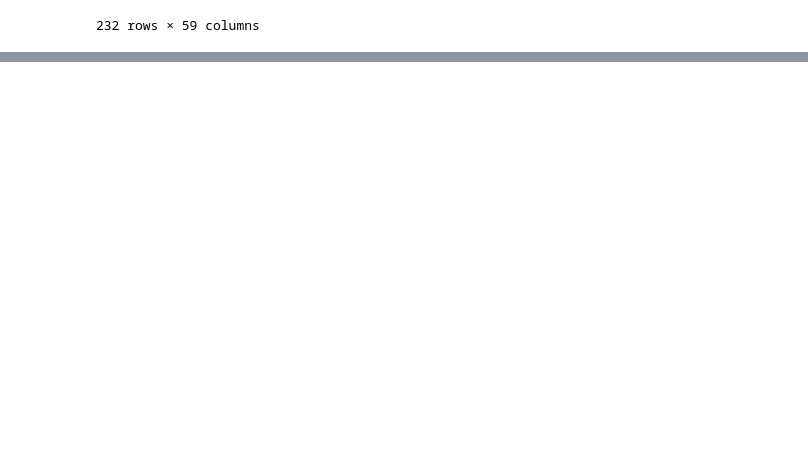
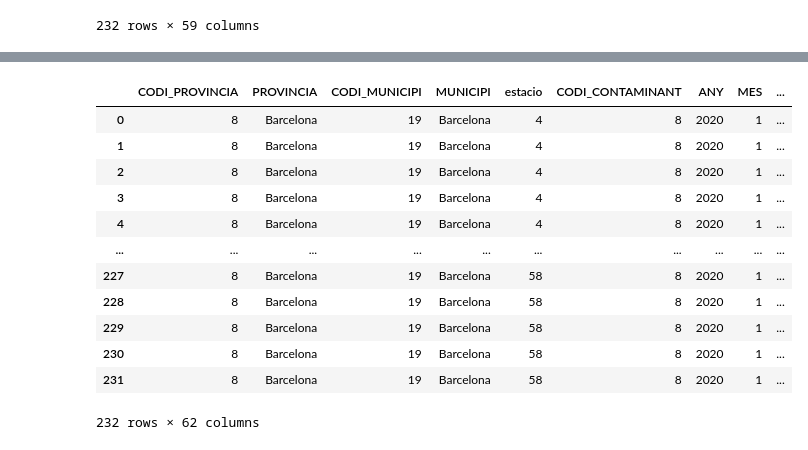
Before and after one commit to Ri-Dearg/barna-air-quality, a Jupyter notebook: dataset_convert.ipynb, the cells around one changed output, grey strips where cells are left out. Cells and saved outputs as stored; diff of their text form; code cells hidden in the pictures; blank space fills up the shorter version.

```diff
--- a/dataset_convert.ipynb
+++ b/dataset_convert.ipynb
@@ -180,0 +185,33 @@ load_station_file('datasets/stations/2021.csv')
+# %%
+def merge_station_data(
+    data_f_pollute: pd.DataFrame, station_data: pd.DataFrame
+) -> pd.DataFrame:
+    """Merge station data with pollution data.
+
+    Args:
+        data_f_pollute (pd.DataFrame): Dataframe with pollution data.
+        station_data (pd.DataFrame): Dataframe with station data.
+
+    Returns:
+        pd.DataFrame: Merged dataframe.
+
+    """
+    data_f_pollute = data_f_pollute.rename(columns={'ESTACIO': 'estacio'})
+
+    return data_f_pollute.merge(station_data, on='estacio', how='left')
+# %%
+merge_station_data(filtered_csv, station_info)
+# %% [output]
+|  | CODI_PROVINCIA | PROVINCIA | CODI_MUNICIPI | MUNICIPI | estacio | CODI_CONTAMINANT | ANY | MES | ... |
+| 0 | 8 | Barcelona | 19 | Barcelona | 4 | 8 | 2020 | 1 | ... |
+| 1 | 8 | Barcelona | 19 | Barcelona | 4 | 8 | 2020 | 1 | ... |
+| 2 | 8 | Barcelona | 19 | Barcelona | 4 | 8 | 2020 | 1 | ... |
+| 3 | 8 | Barcelona | 19 | Barcelona | 4 | 8 | 2020 | 1 | ... |
+| 4 | 8 | Barcelona | 19 | Barcelona | 4 | 8 | 2020 | 1 | ... |
+| ... | ... | ... | ... | ... | ... | ... | ... | ... | ... |
+| 227 | 8 | Barcelona | 19 | Barcelona | 58 | 8 | 2020 | 1 | ... |
+| 228 | 8 | Barcelona | 19 | Barcelona | 58 | 8 | 2020 | 1 | ... |
+| 229 | 8 | Barcelona | 19 | Barcelona | 58 | 8 | 2020 | 1 | ... |
+| 230 | 8 | Barcelona | 19 | Barcelona | 58 | 8 | 2020 | 1 | ... |
+| 231 | 8 | Barcelona | 19 | Barcelona | 58 | 8 | 2020 | 1 | ... |
+232 rows × 62 columns
```
Also changed, not shown: parts of 2 cells of this notebook.
